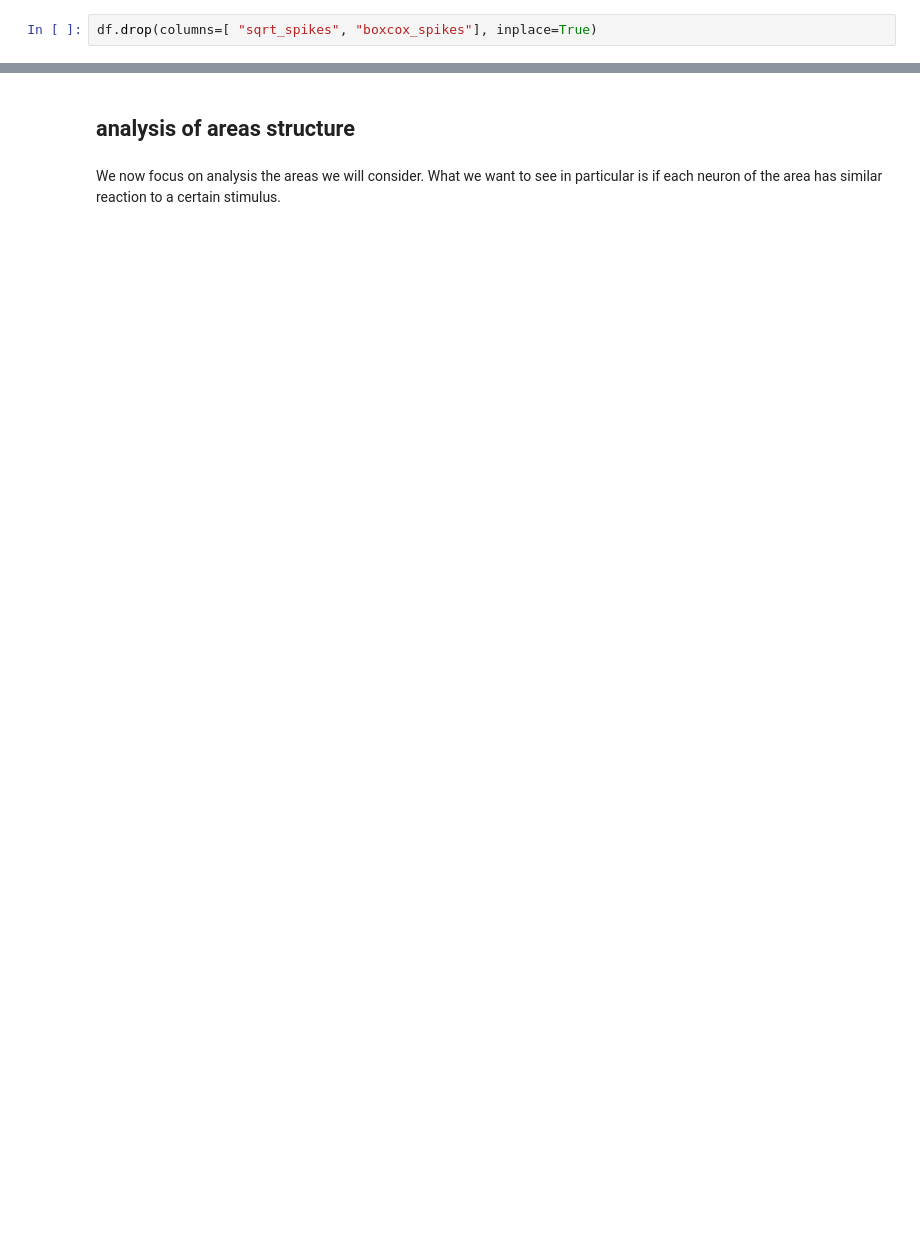
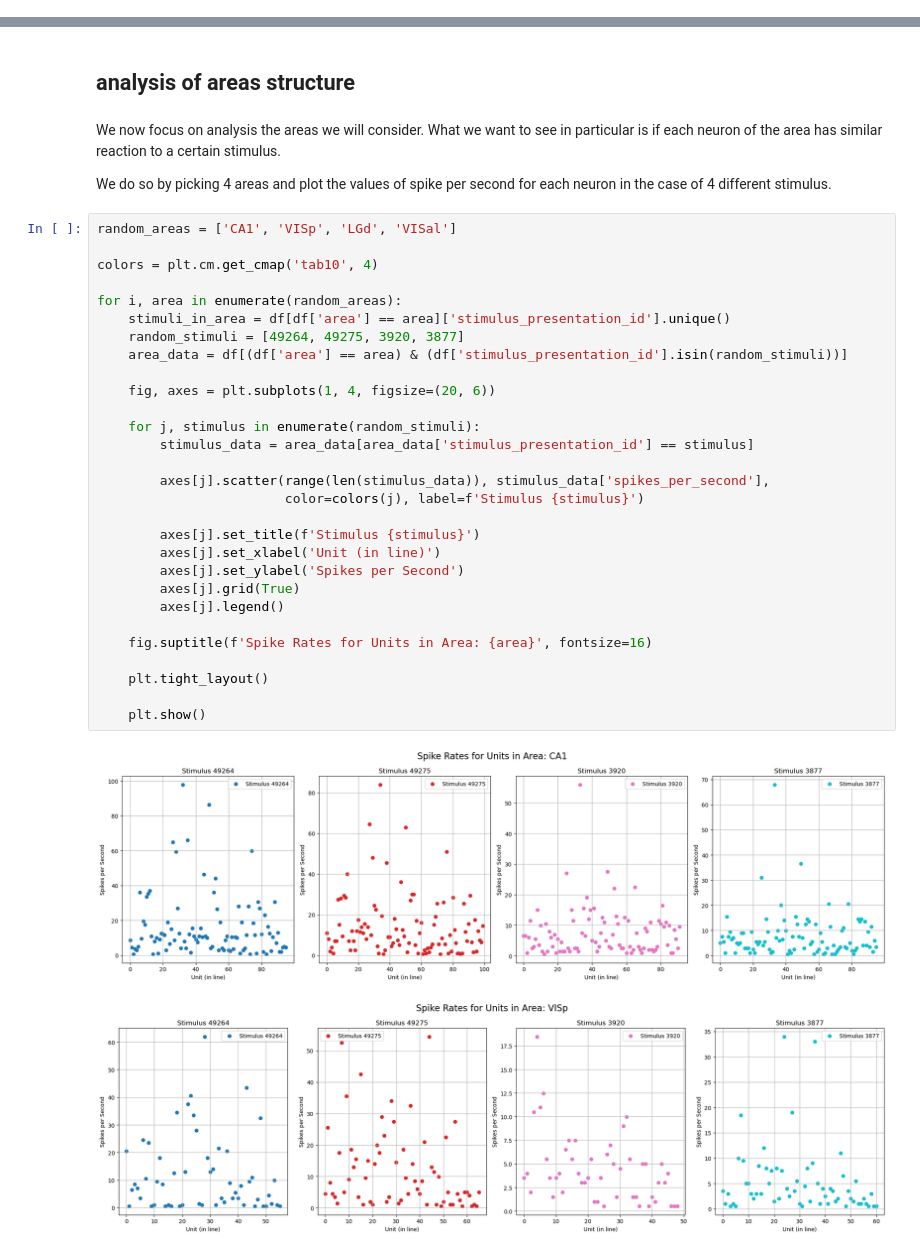
Before and after one commit to FilippoRonzino/mathematical-modelling-for-neuroscience, a Jupyter notebook: data analysis.ipynb, the cells around one changed output, grey strips where cells are left out. Cells and saved outputs as stored; diff of their text form; blank space fills up the shorter version.

```diff
--- a/data analysis.ipynb
+++ b/data analysis.ipynb
@@ -174,2 +196,0 @@ We notice that in the cases of log and box-cox transformation we have a better d
-# %%
-df.drop(columns=[ "sqrt_spikes", "boxcox_spikes"], inplace=True)
@@ -215,4 +231,39 @@ as we can see we don't have direct linear relationship between the orientation a
 # %% [markdown]
 ## analysis of areas structure
 # %% [markdown]
-We now focus on analysis the areas we will consider. What we want to see in particular is if each neuron of the area has similar reaction to a certain stimulus.
+We now focus on analysis the areas we will consider. What we want to see in particular is if each neuron of the area has similar reaction to a certain
+stimulus.
+
+We do so by picking 4 areas and plot the values of spike per second for each neuron in the case of 4 different stimulus.
+# %%
+random_areas = ['CA1', 'VISp', 'LGd', 'VISal']
+
+colors = plt.cm.get_cmap('tab10', 4)
+
+for i, area in enumerate(random_areas):
+    stimuli_in_area = df[df['area'] == area]['stimulus_presentation_id'].unique()
+    random_stimuli = [49264, 49275, 3920, 3877]
+    area_data = df[(df['area'] == area) & (df['stimulus_presentation_id'].isin(random_stimuli))]
+
+    fig, axes = plt.subplots(1, 4, figsize=(20, 6))
+
+    for j, stimulus in enumerate(random_stimuli):
+        stimulus_data = area_data[area_data['stimulus_presentation_id'] == stimulus]
+
+        axes[j].scatter(range(len(stimulus_data)), stimulus_data['spikes_per_second'],
+                        color=colors(j), label=f'Stimulus {stimulus}')
+
+        axes[j].set_title(f'Stimulus {stimulus}')
+        axes[j].set_xlabel('Unit (in line)')
+        axes[j].set_ylabel('Spikes per Second')
+        axes[j].grid(True)
+        axes[j].legend()
+
+    fig.suptitle(f'Spike Rates for Units in Area: {area}', fontsize=16)
+
+    plt.tight_layout()
+
+    plt.show()
+# %% [output]
+[figure, added]
+[figure, added]
```
Also changed, not shown: parts of 38 cells of this notebook.
